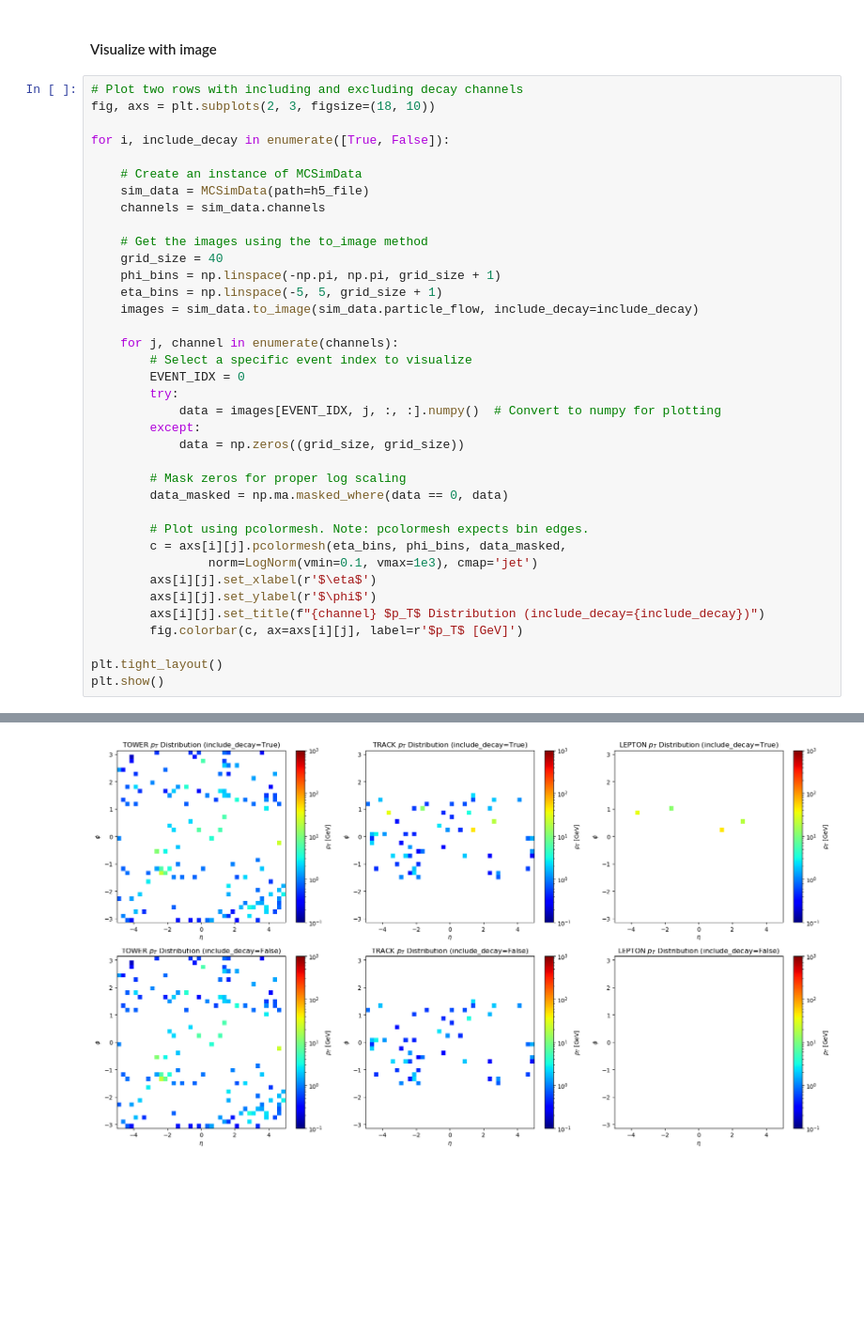
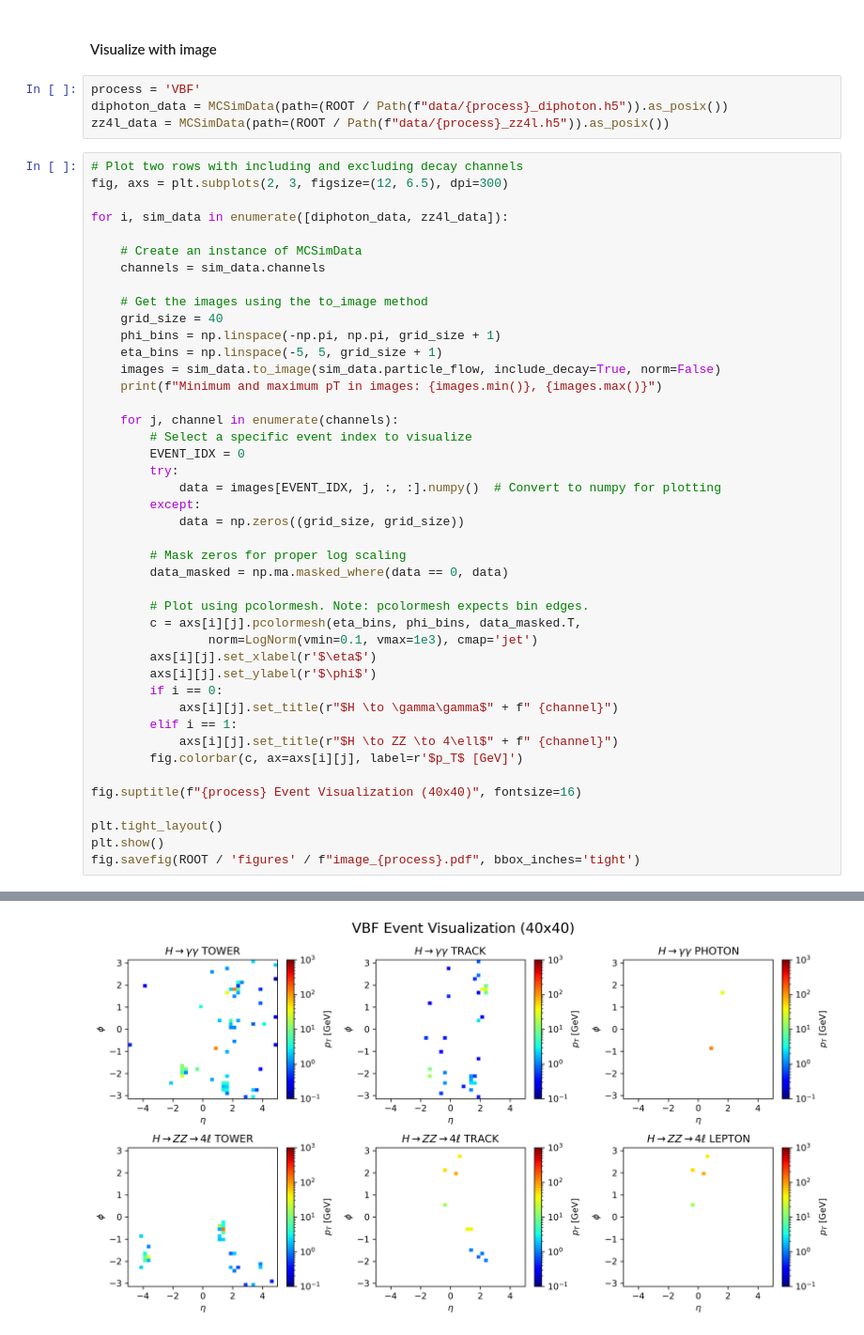
Before and after one commit to maplexgitx0302/NTUHEPML-CWoLa, a Jupyter notebook: notebooks/01-data_visualization.ipynb, the cells around one changed output, grey strips where cells are left out. Shown at 94% size. Cells and saved outputs as stored; diff of their text form; blank space fills up the shorter version.

```diff
--- a/notebooks/01-data_visualization.ipynb
+++ b/notebooks/01-data_visualization.ipynb
@@ -47,21 +47,25 @@ Group: J2
   Dataset: pt, shape = (196207, 150), dtype = float32
 # %% [markdown]
 #### Visualize with image
+# %%
+process = 'VBF'
+diphoton_data = MCSimData(path=(ROOT / Path(f"data/{process}_diphoton.h5")).as_posix())
+zz4l_data = MCSimData(path=(ROOT / Path(f"data/{process}_zz4l.h5")).as_posix())
 # %%
 # Plot two rows with including and excluding decay channels
-fig, axs = plt.subplots(2, 3, figsize=(18, 10))
+fig, axs = plt.subplots(2, 3, figsize=(12, 6.5), dpi=300)
 
-for i, include_decay in enumerate([True, False]):
+for i, sim_data in enumerate([diphoton_data, zz4l_data]):
 
     # Create an instance of MCSimData
-    sim_data = MCSimData(path=h5_file)
     channels = sim_data.channels
 
     # Get the images using the to_image method
     grid_size = 40
     phi_bins = np.linspace(-np.pi, np.pi, grid_size + 1)
     eta_bins = np.linspace(-5, 5, grid_size + 1)
-    images = sim_data.to_image(sim_data.particle_flow, include_decay=include_decay)
+    images = sim_data.to_image(sim_data.particle_flow, include_decay=True, norm=False)
+    print(f"Minimum and maximum pT in images: {images.min()}, {images.max()}")
 
     for j, channel in enumerate(channels):
         # Select a specific event index to visualize
@@ -75,13 +79,19 @@ for i, include_decay in enumerate([True, False]):
         data_masked = np.ma.masked_where(data == 0, data)
 
         # Plot using pcolormesh. Note: pcolormesh expects bin edges.
-        c = axs[i][j].pcolormesh(eta_bins, phi_bins, data_masked,
+        c = axs[i][j].pcolormesh(eta_bins, phi_bins, data_masked.T,
                 norm=LogNorm(vmin=0.1, vmax=1e3), cmap='jet')
         axs[i][j].set_xlabel(r'$\eta$')
         axs[i][j].set_ylabel(r'$\phi$')
-        axs[i][j].set_title(f"{channel} $p_T$ Distribution (include_decay={include_decay})")
+        if i == 0:
+            axs[i][j].set_title(r"$H \to \gamma\gamma$" + f" {channel}")
+        elif i == 1:
+            axs[i][j].set_title(r"$H \to ZZ \to 4\ell$" + f" {channel}")
         fig.colorbar(c, ax=axs[i][j], label=r'$p_T$ [GeV]')
+
+fig.suptitle(f"{process} Event Visualization (40x40)", fontsize=16)
 
 plt.tight_layout()
 plt.show()
+fig.savefig(ROOT / 'figures' / f"image_{process}.pdf", bbox_inches='tight')
 # %% [output]
@@ -88 +100 @@ plt.show()
-[figure, old version]
+[figure, new version]
```
Also changed, not shown: parts of 1 cell of this notebook, 10 other files.
